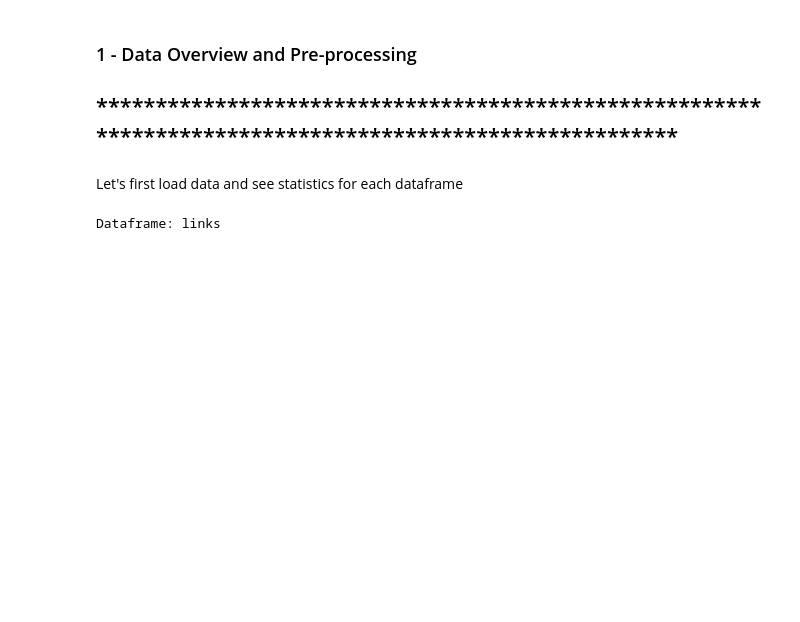
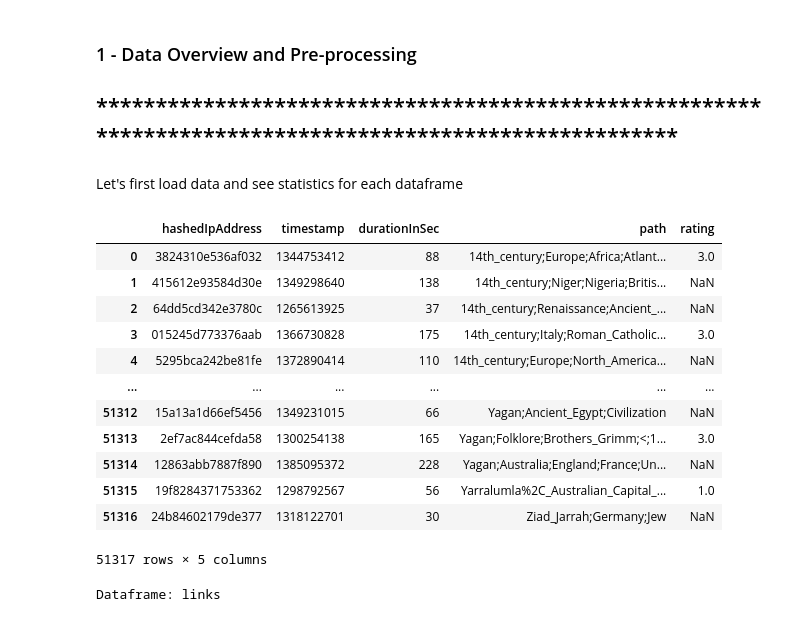
Before and after one commit to epfl-ada/ada-2023-project-datawranglers, a Jupyter notebook: notebooks milestone 2/Milestone_2_notebook.ipynb, the cells around one changed output. Saved outputs shown, nothing was run; the diff lists cells and outputs as text; code cells hidden in the pictures; blank space fills up the shorter version.

```diff
--- a/notebooks milestone 2/Milestone_2_notebook.ipynb
+++ b/notebooks milestone 2/Milestone_2_notebook.ipynb
@@ -31,6 +31,22 @@ unfinished_paths = pd.read_csv("wikispeedia_paths-and-graph/paths_unfinished.tsv
 
 # Read the categories dataset
 categories = pd.read_csv("wikispeedia_paths-and-graph/categories.tsv", sep='\t', skiprows = 12, names=['article', 'category'])
+# %%
+finished_paths
+# %% [output]
+|  | hashedIpAddress | timestamp | durationInSec | path | rating |
+| 0 | 3824310e536af032 | 1344753412 | 88 | 14th_century;Europe;Africa;Atlant... | 3.0 |
+| 1 | 415612e93584d30e | 1349298640 | 138 | 14th_century;Niger;Nigeria;Britis... | NaN |
+| 2 | 64dd5cd342e3780c | 1265613925 | 37 | 14th_century;Renaissance;Ancient_... | NaN |
+| 3 | 015245d773376aab | 1366730828 | 175 | 14th_century;Italy;Roman_Catholic... | 3.0 |
+| 4 | 5295bca242be81fe | 1372890414 | 110 | 14th_century;Europe;North_America... | NaN |
+| ... | ... | ... | ... | ... | ... |
+| 51312 | 15a13a1d66ef5456 | 1349231015 | 66 | Yagan;Ancient_Egypt;Civilization | NaN |
+| 51313 | 2ef7ac844cefda58 | 1300254138 | 165 | Yagan;Folklore;Brothers_Grimm;<;1... | 3.0 |
+| 51314 | 12863abb7887f890 | 1385095372 | 228 | Yagan;Australia;England;France;Un... | NaN |
+| 51315 | 19f8284371753362 | 1298792567 | 56 | Yarralumla%2C_Australian_Capital_... | 1.0 |
+| 51316 | 24b84602179de377 | 1318122701 | 30 | Ziad_Jarrah;Germany;Jew | NaN |
+51317 rows × 5 columns
 # %%
 print('Dataframe: links')
 links.describe()
```
Also changed, not shown: parts of 28 cells of this notebook.
